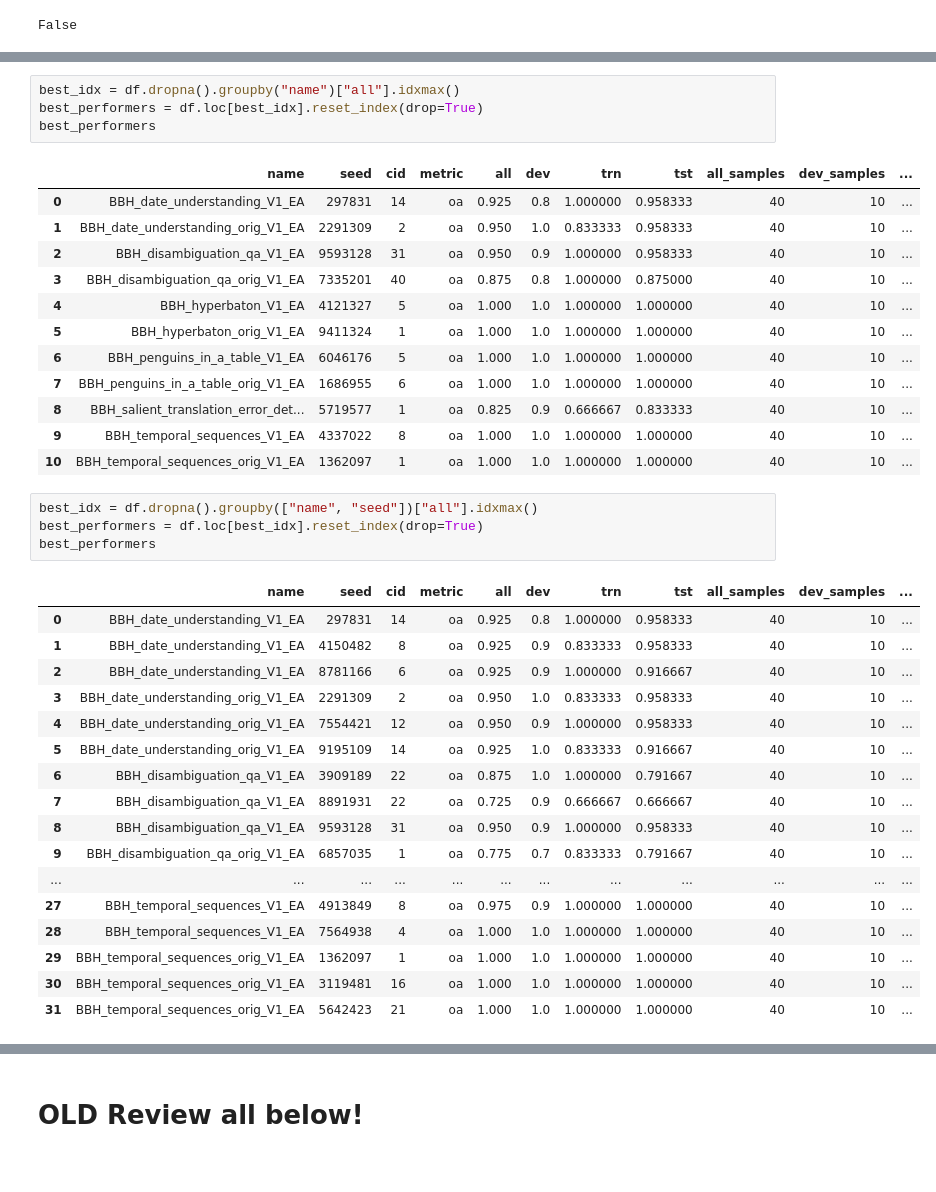
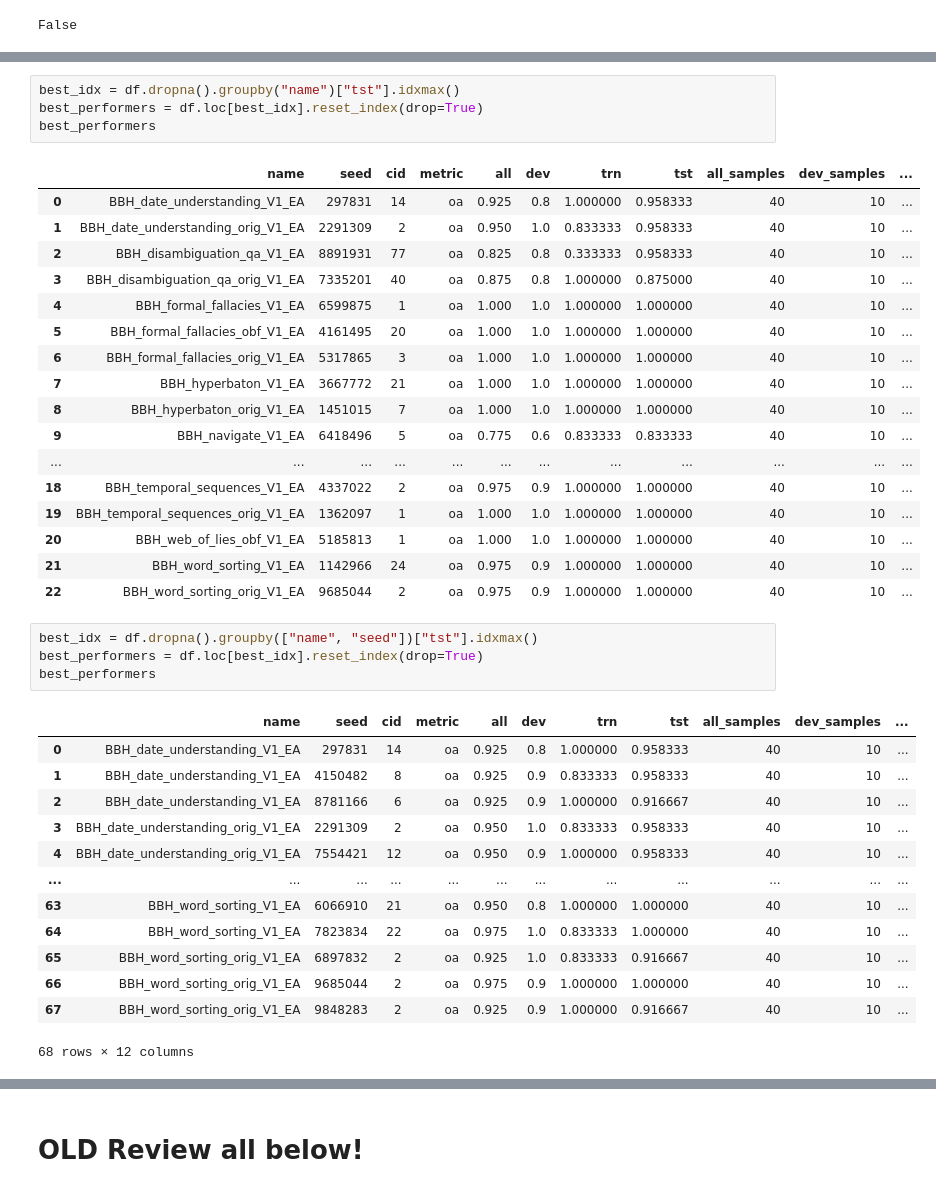
Before and after one commit to aic-factcheck/prompt_opt, a Jupyter notebook: notebooks/evaluation.ipynb, the cells around one changed output, grey strips where cells are left out. Saved outputs shown, nothing was run; the diff lists cells and outputs as text.

```diff
--- a/notebooks/evaluation.ipynb
+++ b/notebooks/evaluation.ipynb
@@ -141,22 +138,27 @@ df
 # %%
-best_idx = df.dropna().groupby("name")["all"].idxmax()
+best_idx = df.dropna().groupby("name")["tst"].idxmax()
 best_performers = df.loc[best_idx].reset_index(drop=True)
 best_performers
 # %% [output]
 |  | name | seed | cid | metric | all | dev | trn | tst | all_samples | dev_samples | ... |
 | 0 | BBH_date_understanding_V1_EA | 297831 | 14 | oa | 0.925 | 0.8 | 1.000000 | 0.958333 | 40 | 10 | ... |
 | 1 | BBH_date_understanding_orig_V1_EA | 2291309 | 2 | oa | 0.950 | 1.0 | 0.833333 | 0.958333 | 40 | 10 | ... |
-| 2 | BBH_disambiguation_qa_V1_EA | 9593128 | 31 | oa | 0.950 | 0.9 | 1.000000 | 0.958333 | 40 | 10 | ... |
+| 2 | BBH_disambiguation_qa_V1_EA | 8891931 | 77 | oa | 0.825 | 0.8 | 0.333333 | 0.958333 | 40 | 10 | ... |
 | 3 | BBH_disambiguation_qa_orig_V1_EA | 7335201 | 40 | oa | 0.875 | 0.8 | 1.000000 | 0.875000 | 40 | 10 | ... |
-| 4 | BBH_hyperbaton_V1_EA | 4121327 | 5 | oa | 1.000 | 1.0 | 1.000000 | 1.000000 | 40 | 10 | ... |
-| 5 | BBH_hyperbaton_orig_V1_EA | 9411324 | 1 | oa | 1.000 | 1.0 | 1.000000 | 1.000000 | 40 | 10 | ... |
-| 6 | BBH_penguins_in_a_table_V1_EA | 6046176 | 5 | oa | 1.000 | 1.0 | 1.000000 | 1.000000 | 40 | 10 | ... |
-| 7 | BBH_penguins_in_a_table_orig_V1_EA | 1686955 | 6 | oa | 1.000 | 1.0 | 1.000000 | 1.000000 | 40 | 10 | ... |
-| 8 | BBH_salient_translation_error_det... | 5719577 | 1 | oa | 0.825 | 0.9 | 0.666667 | 0.833333 | 40 | 10 | ... |
-| 9 | BBH_temporal_sequences_V1_EA | 4337022 | 8 | oa | 1.000 | 1.0 | 1.000000 | 1.000000 | 40 | 10 | ... |
-| 10 | BBH_temporal_sequences_orig_V1_EA | 1362097 | 1 | oa | 1.000 | 1.0 | 1.000000 | 1.000000 | 40 | 10 | ... |
+| 4 | BBH_formal_fallacies_V1_EA | 6599875 | 1 | oa | 1.000 | 1.0 | 1.000000 | 1.000000 | 40 | 10 | ... |
+| 5 | BBH_formal_fallacies_obf_V1_EA | 4161495 | 20 | oa | 1.000 | 1.0 | 1.000000 | 1.000000 | 40 | 10 | ... |
+| 6 | BBH_formal_fallacies_orig_V1_EA | 5317865 | 3 | oa | 1.000 | 1.0 | 1.000000 | 1.000000 | 40 | 10 | ... |
+| 7 | BBH_hyperbaton_V1_EA | 3667772 | 21 | oa | 1.000 | 1.0 | 1.000000 | 1.000000 | 40 | 10 | ... |
+| 8 | BBH_hyperbaton_orig_V1_EA | 1451015 | 7 | oa | 1.000 | 1.0 | 1.000000 | 1.000000 | 40 | 10 | ... |
+| 9 | BBH_navigate_V1_EA | 6418496 | 5 | oa | 0.775 | 0.6 | 0.833333 | 0.833333 | 40 | 10 | ... |
+| ... | ... | ... | ... | ... | ... | ... | ... | ... | ... | ... | ... |
+| 18 | BBH_temporal_sequences_V1_EA | 4337022 | 2 | oa | 0.975 | 0.9 | 1.000000 | 1.000000 | 40 | 10 | ... |
+| 19 | BBH_temporal_sequences_orig_V1_EA | 1362097 | 1 | oa | 1.000 | 1.0 | 1.000000 | 1.000000 | 40 | 10 | ... |
+| 20 | BBH_web_of_lies_obf_V1_EA | 5185813 | 1 | oa | 1.000 | 1.0 | 1.000000 | 1.000000 | 40 | 10 | ... |
+| 21 | BBH_word_sorting_V1_EA | 1142966 | 24 | oa | 0.975 | 0.9 | 1.000000 | 1.000000 | 40 | 10 | ... |
+| 22 | BBH_word_sorting_orig_V1_EA | 9685044 | 2 | oa | 0.975 | 0.9 | 1.000000 | 1.000000 | 40 | 10 | ... |
 # %%
-best_idx = df.dropna().groupby(["name", "seed"])["all"].idxmax()
+best_idx = df.dropna().groupby(["name", "seed"])["tst"].idxmax()
 best_performers = df.loc[best_idx].reset_index(drop=True)
 best_performers
 # %% [output]
@@ -166,14 +168,10 @@ best_performers
 | 2 | BBH_date_understanding_V1_EA | 8781166 | 6 | oa | 0.925 | 0.9 | 1.000000 | 0.916667 | 40 | 10 | ... |
 | 3 | BBH_date_understanding_orig_V1_EA | 2291309 | 2 | oa | 0.950 | 1.0 | 0.833333 | 0.958333 | 40 | 10 | ... |
 | 4 | BBH_date_understanding_orig_V1_EA | 7554421 | 12 | oa | 0.950 | 0.9 | 1.000000 | 0.958333 | 40 | 10 | ... |
-| 5 | BBH_date_understanding_orig_V1_EA | 9195109 | 14 | oa | 0.925 | 1.0 | 0.833333 | 0.916667 | 40 | 10 | ... |
-| 6 | BBH_disambiguation_qa_V1_EA | 3909189 | 22 | oa | 0.875 | 1.0 | 1.000000 | 0.791667 | 40 | 10 | ... |
-| 7 | BBH_disambiguation_qa_V1_EA | 8891931 | 22 | oa | 0.725 | 0.9 | 0.666667 | 0.666667 | 40 | 10 | ... |
-| 8 | BBH_disambiguation_qa_V1_EA | 9593128 | 31 | oa | 0.950 | 0.9 | 1.000000 | 0.958333 | 40 | 10 | ... |
-| 9 | BBH_disambiguation_qa_orig_V1_EA | 6857035 | 1 | oa | 0.775 | 0.7 | 0.833333 | 0.791667 | 40 | 10 | ... |
 | ... | ... | ... | ... | ... | ... | ... | ... | ... | ... | ... | ... |
-| 27 | BBH_temporal_sequences_V1_EA | 4913849 | 8 | oa | 0.975 | 0.9 | 1.000000 | 1.000000 | 40 | 10 | ... |
-| 28 | BBH_temporal_sequences_V1_EA | 7564938 | 4 | oa | 1.000 | 1.0 | 1.000000 | 1.000000 | 40 | 10 | ... |
-| 29 | BBH_temporal_sequences_orig_V1_EA | 1362097 | 1 | oa | 1.000 | 1.0 | 1.000000 | 1.000000 | 40 | 10 | ... |
-| 30 | BBH_temporal_sequences_orig_V1_EA | 3119481 | 16 | oa | 1.000 | 1.0 | 1.000000 | 1.000000 | 40 | 10 | ... |
-| 31 | BBH_temporal_sequences_orig_V1_EA | 5642423 | 21 | oa | 1.000 | 1.0 | 1.000000 | 1.000000 | 40 | 10 | ... |
+| 63 | BBH_word_sorting_V1_EA | 6066910 | 21 | oa | 0.950 | 0.8 | 1.000000 | 1.000000 | 40 | 10 | ... |
+| 64 | BBH_word_sorting_V1_EA | 7823834 | 22 | oa | 0.975 | 1.0 | 0.833333 | 1.000000 | 40 | 10 | ... |
+| 65 | BBH_word_sorting_orig_V1_EA | 6897832 | 2 | oa | 0.925 | 1.0 | 0.833333 | 0.916667 | 40 | 10 | ... |
+| 66 | BBH_word_sorting_orig_V1_EA | 9685044 | 2 | oa | 0.975 | 0.9 | 1.000000 | 1.000000 | 40 | 10 | ... |
+| 67 | BBH_word_sorting_orig_V1_EA | 9848283 | 2 | oa | 0.925 | 0.9 | 1.000000 | 0.916667 | 40 | 10 | ... |
+68 rows × 12 columns
```
Also changed, not shown: parts of 5 cells of this notebook, 54 other files.
